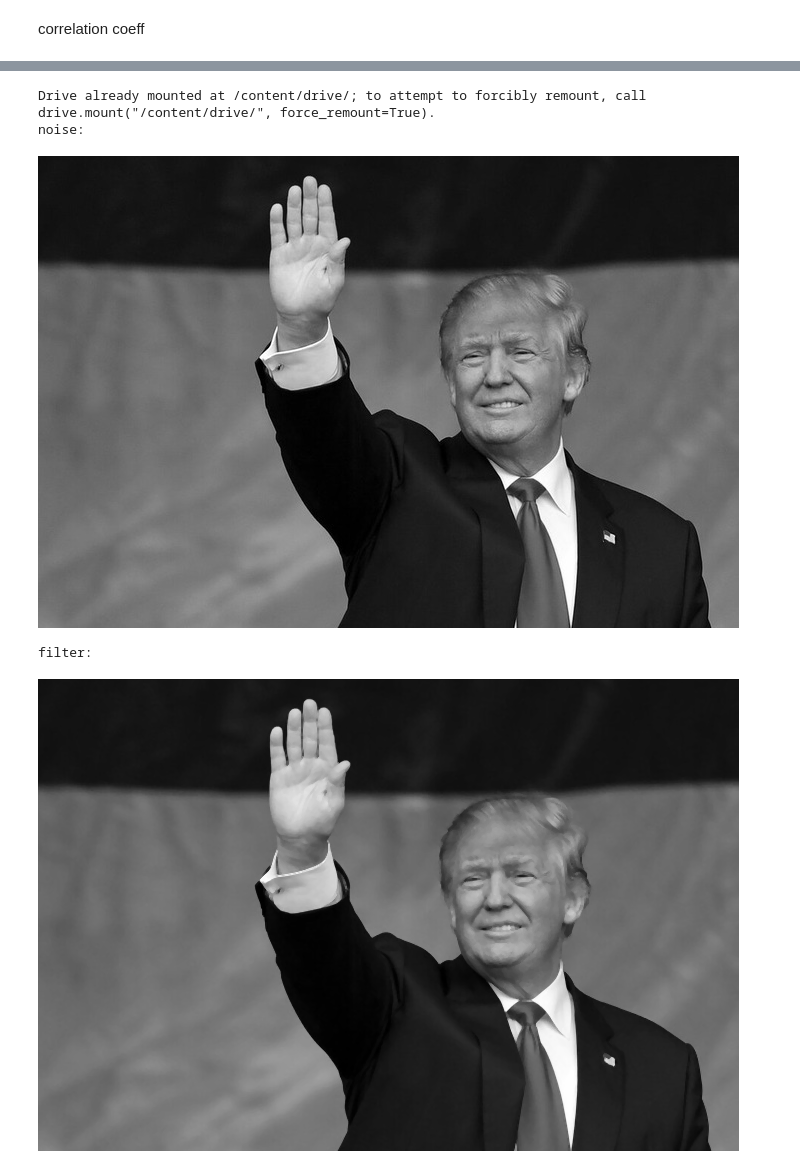
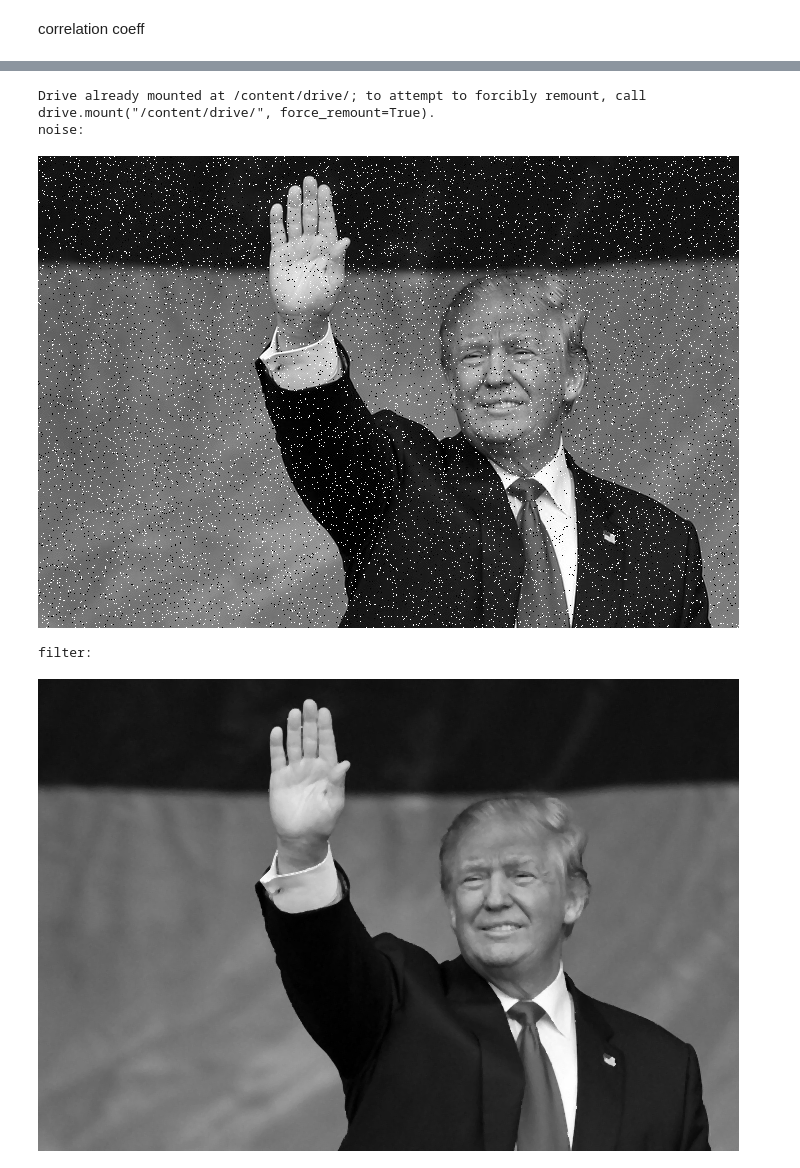
Before and after one commit to GiaHan2702/lab1_intro_python, a Jupyter notebook: lec1_intropy.ipynb, the cells around one changed output, grey strips where cells are left out. Drawn from its saved outputs; the diff is of its cells as text; code cells hidden in the pictures.

```diff
--- a/lec1_intropy.ipynb
+++ b/lec1_intropy.ipynb
@@ -387,28 +399,27 @@ original:
 # %%
 import numpy as np
 import cv2
 #allow access to google drive
 from google.colab.patches import cv2_imshow
 from google.colab import drive
 drive.mount('/content/drive/')
 #load image
 #To read the image, we use the “imread” method from the cv2 package, where the first parameter is the image’s path, including filename and extension,
 # and the second parameter is a flag that determines how to read in the image.
-image_path='/content/drive/MyDrive/Colab Notebooks/trump.jpg'
-image= cv2.imread(image_path,0)
+image_path='/content/drive/MyDrive/Colab Notebooks/trump_noise.jpg'
 image1= cv2.imread(image_path,0)
 
 #apply meadian filter
 image2=cv2.medianBlur(image1,3)
 
 #display by colab
 print("noise:")
 cv2_imshow(image1)
 print("filter:")
 cv2_imshow(image2)
 # %% [output]
 Drive already mounted at /content/drive/; to attempt to forcibly remount, call drive.mount("/content/drive/", force_remount=True).
 noise:
-[figure, old version]
+[figure, new version]
 filter:
 [figure]
```
Also changed, not shown: parts of 5 cells of this notebook.
